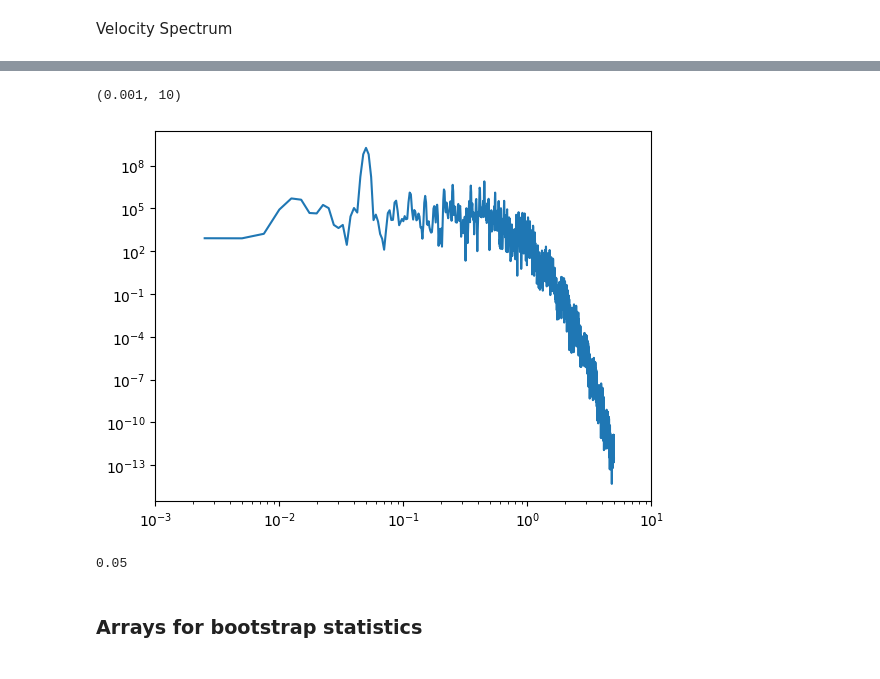
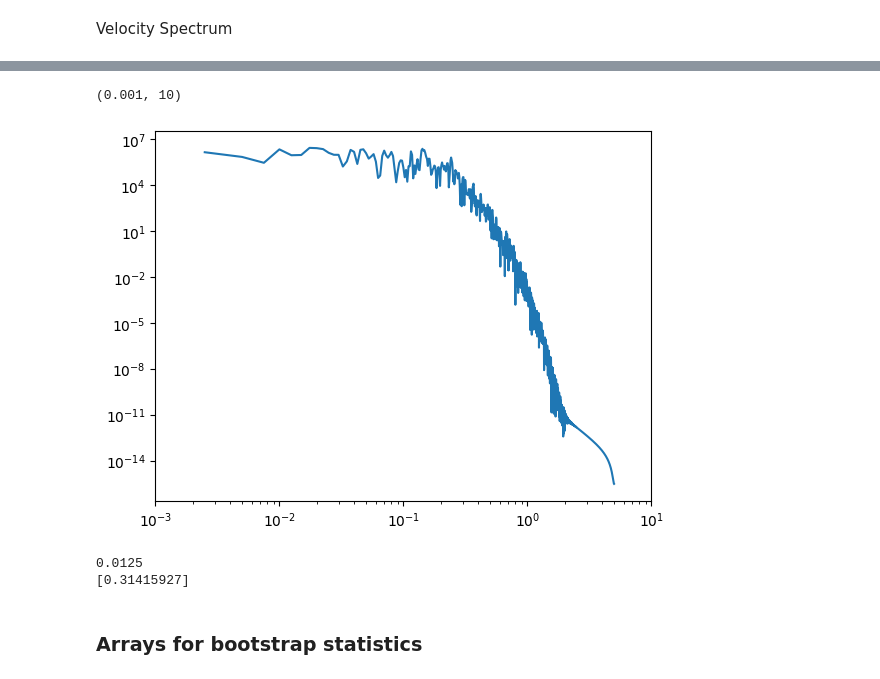
Before and after one commit to AymericLD/Particles, a Jupyter notebook: cellular_wave_flow_notebook_numba_ab3_sb.ipynb, the cells around one changed output, grey strips where cells are left out. Saved outputs shown, nothing was run; the diff lists cells and outputs as text; code cells hidden in the pictures.

```diff
--- a/cellular_wave_flow_notebook_numba_ab3_sb.ipynb
+++ b/cellular_wave_flow_notebook_numba_ab3_sb.ipynb
@@ -463,30 +455,32 @@ plt.show()
 # %%
-U=np.copy(particle_u_cellular[:,0])
+U=np.copy(particle_u_cellular[:,6])
 #plt.plot(U)
 
 fs = 1/dt # Sampling frequency
 N = int(t_final / dt)
 
 window = get_window('blackman', N)
 u_windowed = U * window
 #plt.plot(u_windowed)
 
 fft_u= np.fft.fft(u_windowed)
 frequencies_u = np.fft.fftfreq(N, dt)
 positive_fft_u = np.abs(fft_u[:N // 2])**2
 normalization_factor = np.sum(window**2) / N
 positive_fft_u_normalized = positive_fft_u / normalization_factor
 
 plt.loglog(frequencies_u[1:N//2],positive_fft_u[1:])
 #print(np.sum(positive_fft_u)/N*2,np.sum(u_windowed**2))
 plt.xlim(1e-3,10)
 # %% [output]
 (0.001, 10)
-[figure, old version]
+[figure, new version]
-# %%
-frequencies_u[np.argmax(positive_fft_u)]
-# %% [output]
-0.05
+# %%
+print(frequencies_u[np.argmax(u_spec)])
+print(omega_c)
+# %% [output]
+0.0125
+[0.31415927]
 # %% [markdown]
 ### Arrays for bootstrap statistics
 # %%
```
Also changed, not shown: parts of 10 cells of this notebook, 3 other files.
